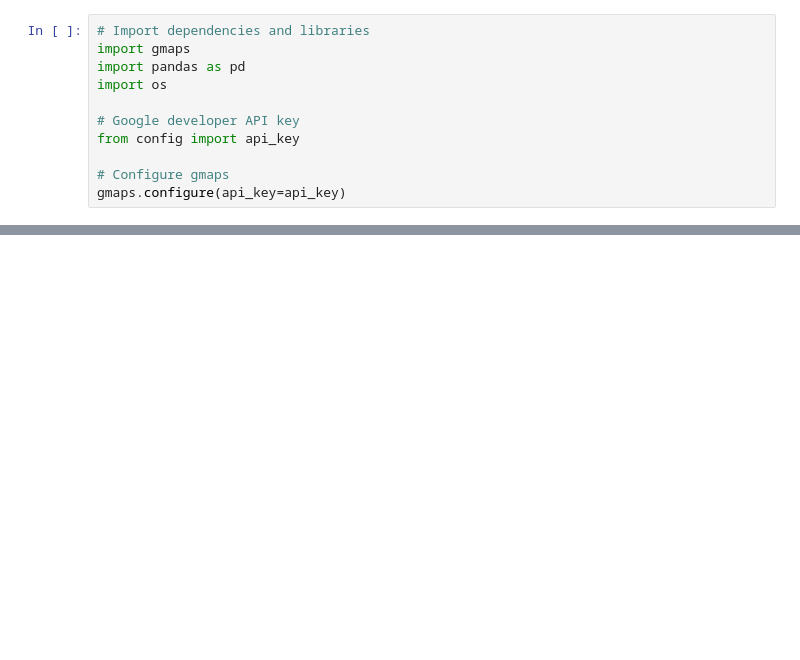
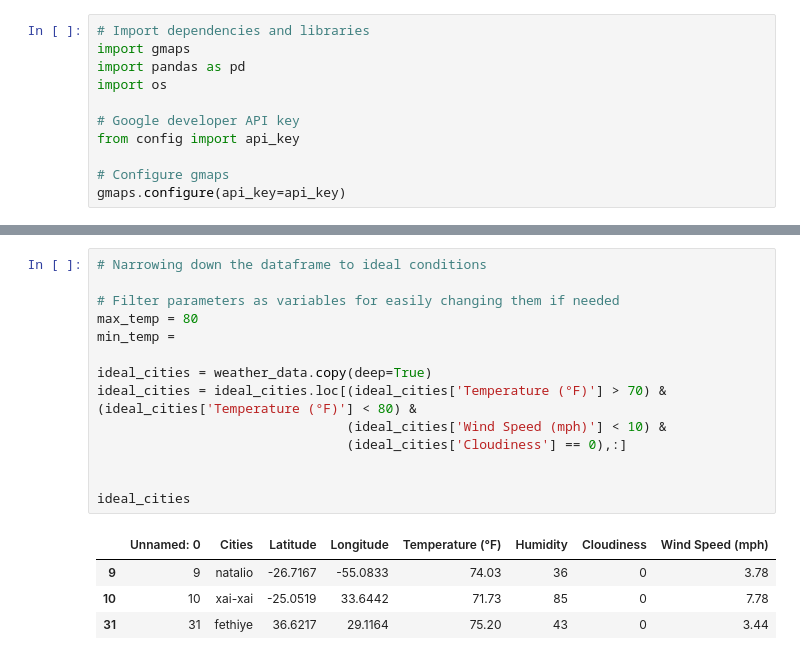
Before and after one commit to JuanjoFernandez/python-api-challenge, a Jupyter notebook: VacationPy/VacationPy.ipynb, the cells around one changed output, grey strips where cells are left out. Drawn from its saved outputs; the diff is of its cells as text; blank space fills up the shorter version.

Commit message:
Filters dataframe to ideal weather

```diff
--- a/VacationPy/VacationPy.ipynb
+++ b/VacationPy/VacationPy.ipynb
@@ -72,3 +72,22 @@ fig.add_layer(heat_layer)
 fig
 # %% [output]
 [interactive output not drawn]
+# %%
+# Narrowing down the dataframe to ideal conditions
+
+# Filter parameters as variables for easily changing them if needed
+max_temp = 80
+min_temp =
+
+ideal_cities = weather_data.copy(deep=True)
+ideal_cities = ideal_cities.loc[(ideal_cities['Temperature (°F)'] > 70) & (ideal_cities['Temperature (°F)'] < 80) &
+                                (ideal_cities['Wind Speed (mph)'] < 10) &
+                                (ideal_cities['Cloudiness'] == 0),:]
+
+
+ideal_cities
+# %% [output]
+|  | Unnamed: 0 | Cities | Latitude | Longitude | Temperature (°F) | Humidity | Cloudiness | Wind Speed (mph) |
+| 9 | 9 | natalio | -26.7167 | -55.0833 | 74.03 | 36 | 0 | 3.78 |
+| 10 | 10 | xai-xai | -25.0519 | 33.6442 | 71.73 | 85 | 0 | 7.78 |
+| 31 | 31 | fethiye | 36.6217 | 29.1164 | 75.20 | 43 | 0 | 3.44 |
```
Also changed, not shown: parts of 1 cell of this notebook, 1 other file.
